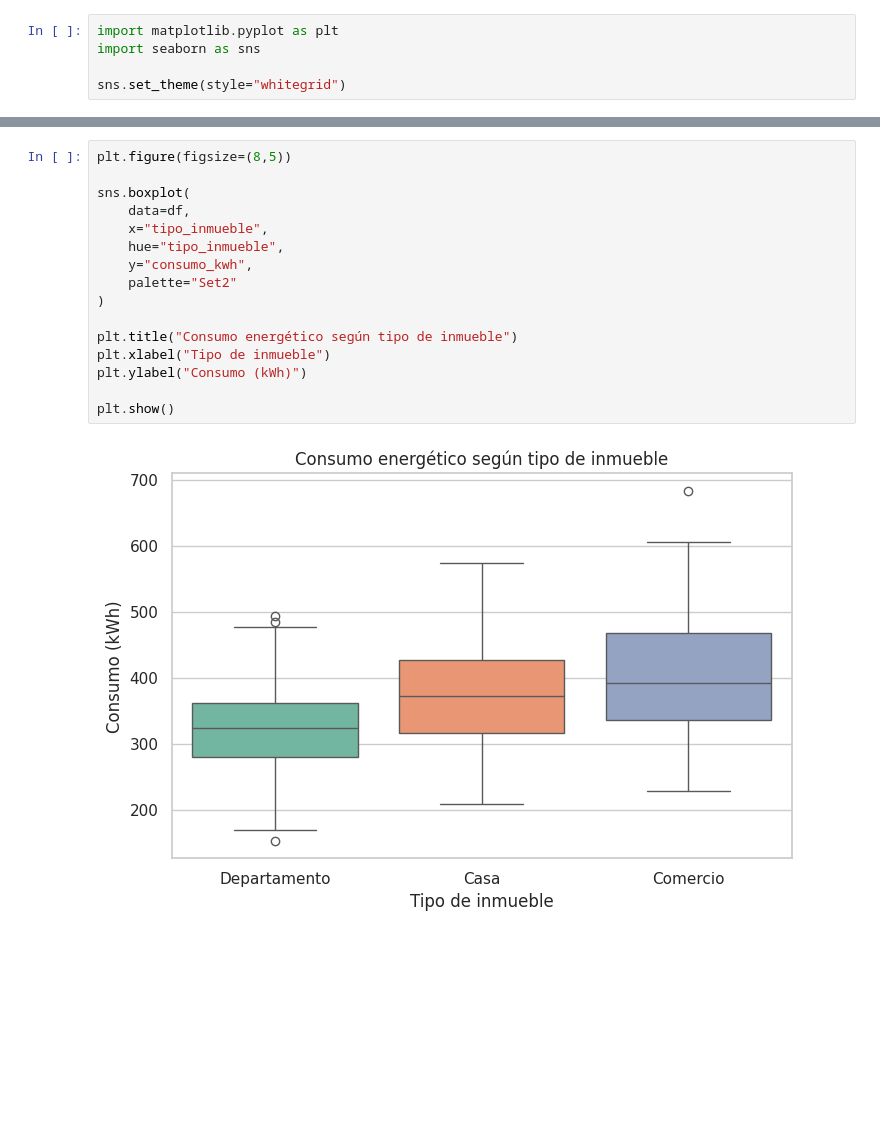
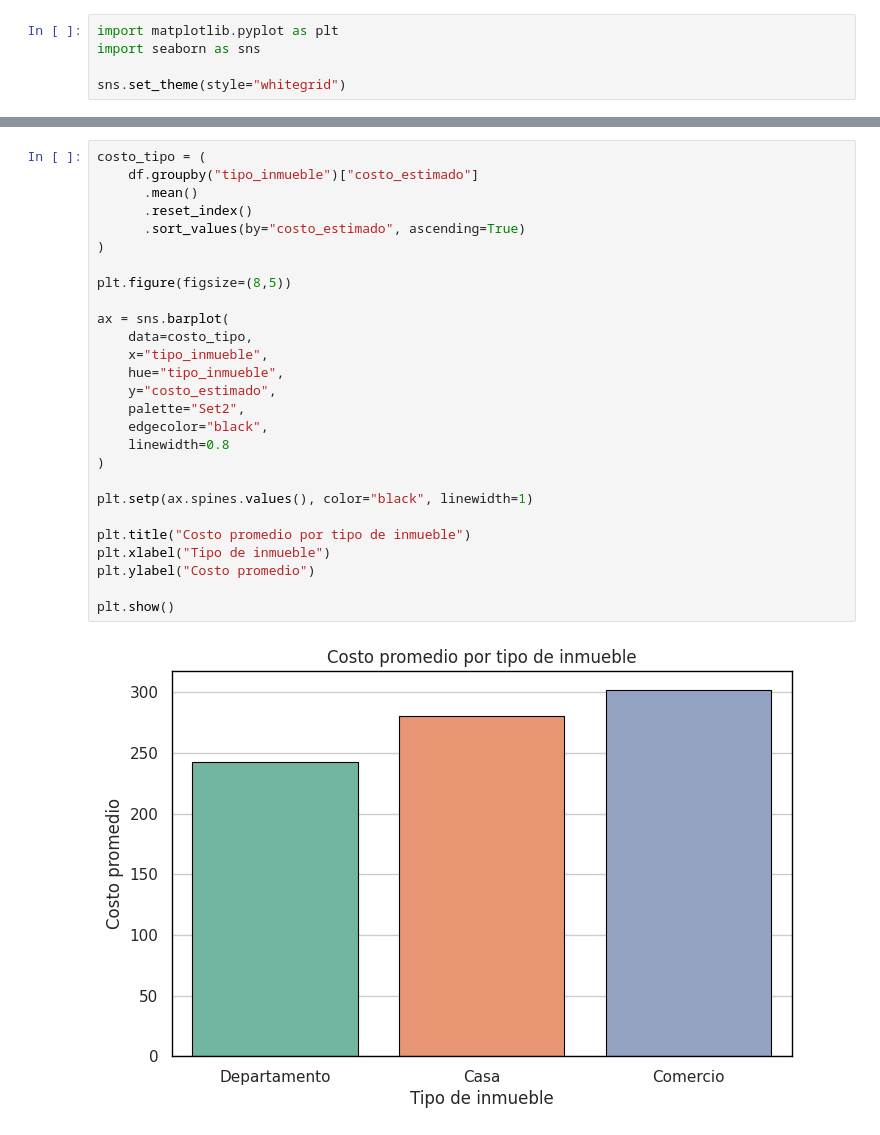
Before and after one commit to No-Country-simulation/G9-LATAM-TEAM-33, a Jupyter notebook: data-science/notebooks/EnergIA_Grupo33.ipynb, the cells around one changed output, grey strips where cells are left out. Saved outputs shown, nothing was run; the diff lists cells and outputs as text; blank space fills up the shorter version.

```diff
--- a/data-science/notebooks/EnergIA_Grupo33.ipynb
+++ b/data-science/notebooks/EnergIA_Grupo33.ipynb
@@ -531,18 +612,29 @@ plt.show()
 # %%
+costo_tipo = (
+    df.groupby("tipo_inmueble")["costo_estimado"]
+      .mean()
+      .reset_index()
+      .sort_values(by="costo_estimado", ascending=True)
+)
+
 plt.figure(figsize=(8,5))
 
-sns.boxplot(
-    data=df,
+ax = sns.barplot(
+    data=costo_tipo,
     x="tipo_inmueble",
     hue="tipo_inmueble",
-    y="consumo_kwh",
-    palette="Set2"
+    y="costo_estimado",
+    palette="Set2",
+    edgecolor="black",
+    linewidth=0.8
 )
 
-plt.title("Consumo energético según tipo de inmueble")
+plt.setp(ax.spines.values(), color="black", linewidth=1)
+
+plt.title("Costo promedio por tipo de inmueble")
 plt.xlabel("Tipo de inmueble")
-plt.ylabel("Consumo (kWh)")
+plt.ylabel("Costo promedio")
 
 plt.show()
 # %% [output]
-[figure, old version]
+[figure, new version]
```
Also changed, not shown: parts of 17 cells of this notebook, 1 other file.
